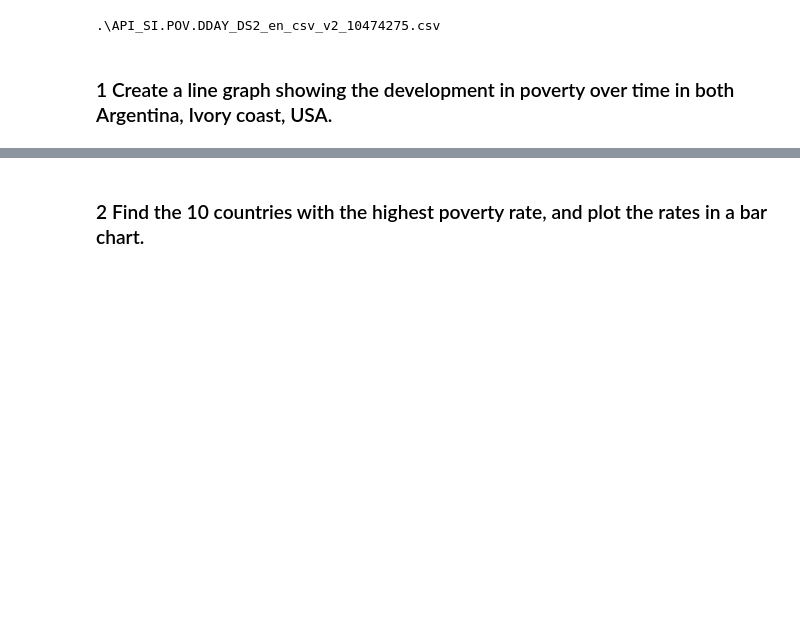
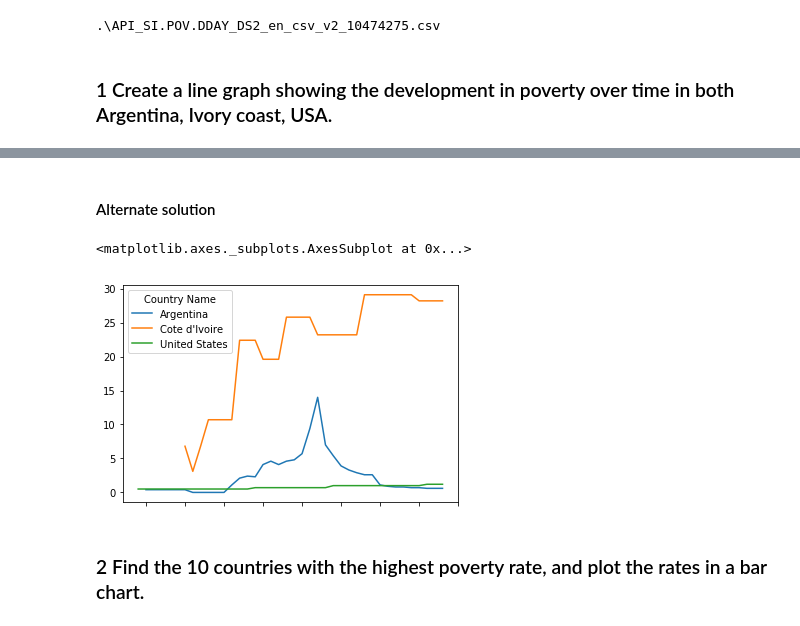
Before and after one commit to cba-dat-sem4-python-group/Assignment-4, a Jupyter notebook: Assignment-4.ipynb, the cells around one changed output, grey strips where cells are left out. Cells and saved outputs as stored; diff of their text form; code cells hidden in the pictures; blank space fills up the shorter version.

Commit message:
alternate solution for task 1

```diff
--- a/Assignment-4.ipynb
+++ b/Assignment-4.ipynb
@@ -81,3 +82,10 @@ Populating the interactive namespace from numpy and matplotlib
+# %% [markdown]
+#### Alternate solution
+# %%
+df.T.loc['1960':'2018',['Argentina','Cote d\'Ivoire','United States']].ffill().plot()
+# %% [output]
+<matplotlib.axes._subplots.AxesSubplot at 0x...>
+[figure, added]
 # %% [markdown]
 ### 2 Find the 10 countries with the highest poverty rate, and plot the rates in a bar chart.
 # %% [markdown]
```
Also changed, not shown: parts of 3 cells of this notebook.
